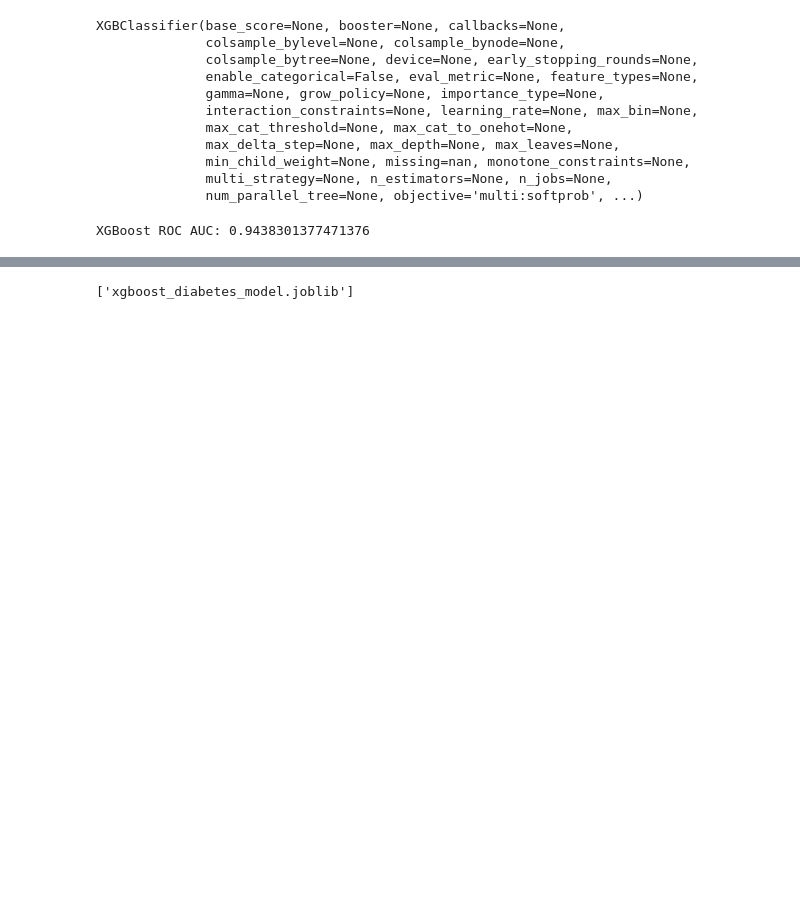
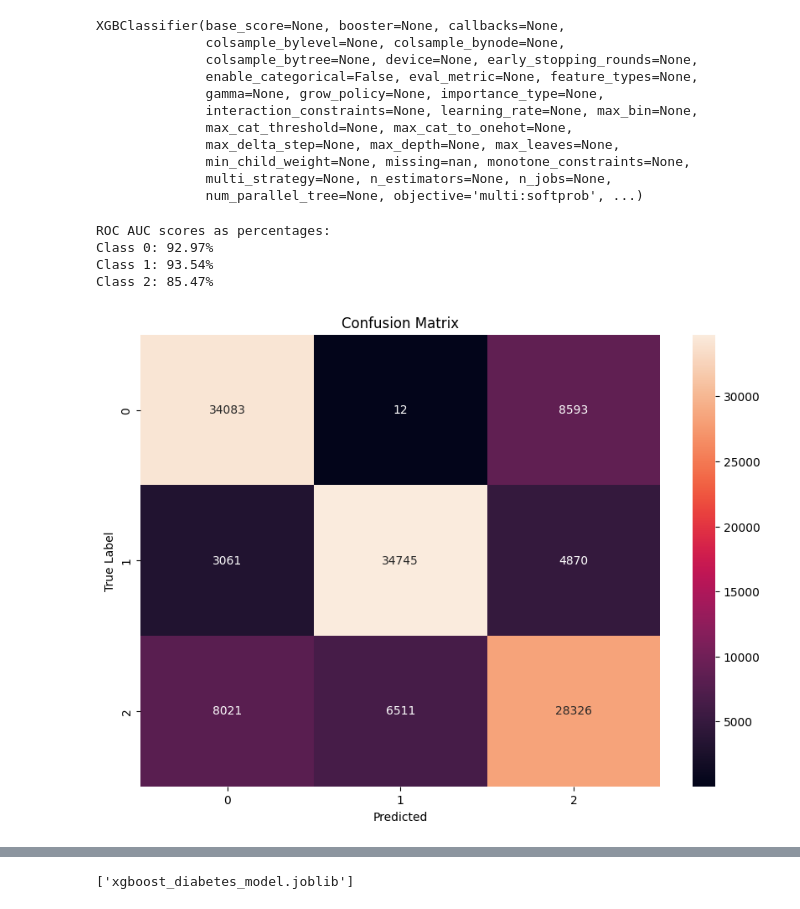
Before and after one commit to EugeneJosephCruz/Health-Indicators, a Jupyter notebook: notebooks/omar.ipynb, the cells around one changed output, grey strips where cells are left out. Drawn from its saved outputs; the diff is of its cells as text; code cells hidden in the pictures; blank space fills up the shorter version.

```diff
--- a/notebooks/omar.ipynb
+++ b/notebooks/omar.ipynb
@@ -131,19 +66,53 @@ y_pred_xgb_proba = xgb.predict_proba(X_test_scaled)
-# %%
-import pandas as pd
-from sklearn.metrics import roc_auc_score
-from sklearn.preprocessing import label_binarize
-from xgboost import XGBClassifier
-
-# Binarize the labels for multi-class problem
-classes = y_test.unique()
-y_test_binarized = label_binarize(y_test, classes=[0, 1, 2])  # Update the classes with your actual classes
-
-# Calculate the predicted probabilities for each class
-y_pred_xgb_proba = xgb.predict_proba(X_test_scaled)
-
-# Calculate the ROC AUC score using the predicted probabilities
-# For multi-class, you need to calculate the metrics for each class and take the average
-roc_auc_xgb = roc_auc_score(y_test_binarized, y_pred_xgb_proba, multi_class='ovr', average='weighted')
-print(f'XGBoost ROC AUC: {roc_auc_xgb}')
-# %% [output]
-XGBoost ROC AUC: 0.9438301377471376
+# %%
+from sklearn.metrics import roc_curve, roc_auc_score, auc
+import matplotlib.pyplot as plt
+from itertools import cycle
+
+# Predict probabilities for the test set
+y_pred_xgb_proba = xgb.predict_proba(X_test_scaled)
+
+# Compute ROC curve and ROC area for each class
+n_classes = y_pred_xgb_proba.shape[1]
+fpr = dict()
+tpr = dict()
+roc_auc = dict()
+for i in range(n_classes):
+    fpr[i], tpr[i], _ = roc_curve(y_test == i, y_pred_xgb_proba[:, i])
+    roc_auc[i] = auc(fpr[i], tpr[i])
+
+# Calculate ROC AUC for each class and convert to percentage
+roc_auc_percentages = {i: auc * 100 for i, auc in roc_auc.items()}
+print("ROC AUC scores as percentages:")
+for class_id, roc_auc_percentage in roc_auc_percentages.items():
+    print(f"Class {class_id}: {roc_auc_percentage:.2f}%")
+
+# This code calculates the ROC AUC score for each class and converts the score to a percentage.
+# This representation as a percentage might be more intuitive and helps in understanding the model's performance more clearly.
+# %% [output]
+ROC AUC scores as percentages:
+Class 0: 92.97%
+Class 1: 93.54%
+Class 2: 85.47%
+# %%
+from sklearn.metrics import confusion_matrix
+import seaborn as sns
+
+y_pred_xgb = xgb.predict(X_test_scaled)
+
+# Generate the confusion matrix
+cm = confusion_matrix(y_test, y_pred_xgb)
+
+# Plotting the confusion matrix
+plt.figure(figsize=(10,7))
+sns.heatmap(cm, annot=True, fmt='g')
+plt.xlabel('Predicted')
+plt.ylabel('True Label')
+plt.title('Confusion Matrix')
+plt.show()
+
+# The confusion matrix is a performance measurement for machine learning classification.
+# It is extremely useful for measuring Recall, Precision, Specificity, Accuracy and most importantly AUC-ROC Curve.
+# In this matrix, the X-axis represents the predicted classifications and the Y-axis represents the true classifications.
+# Each cell in the grid represents the count of true positives, false negatives, true negatives, and false positives.
+# %% [output]
+[figure, added]
```
Also changed, not shown: parts of 19 cells of this notebook.
